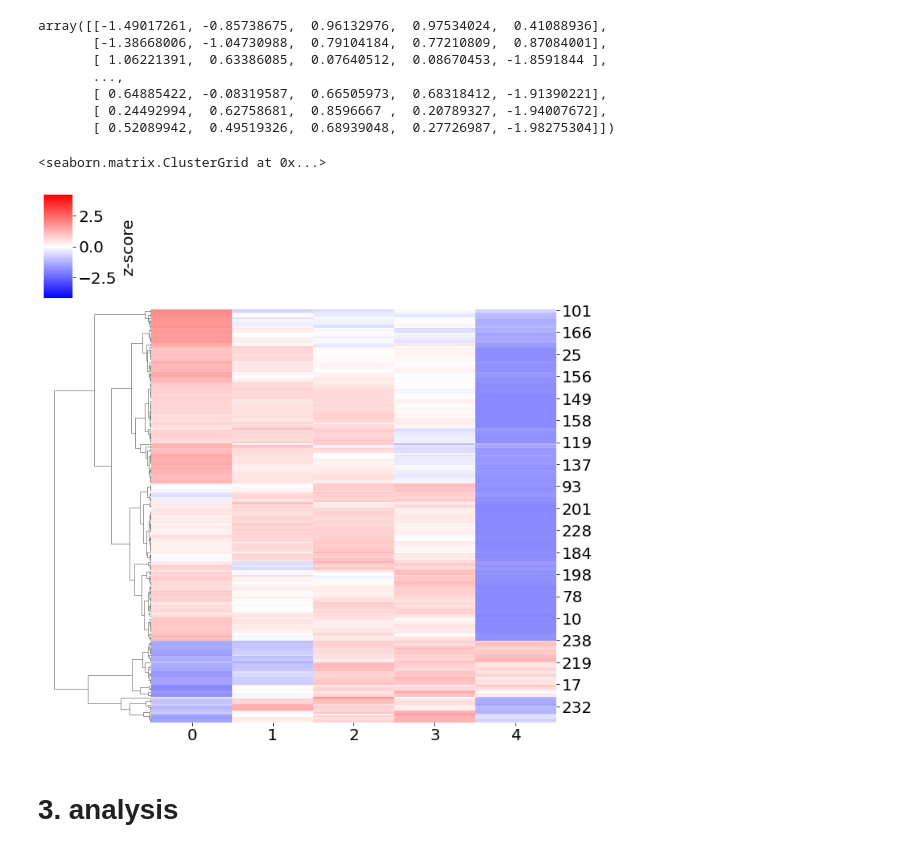
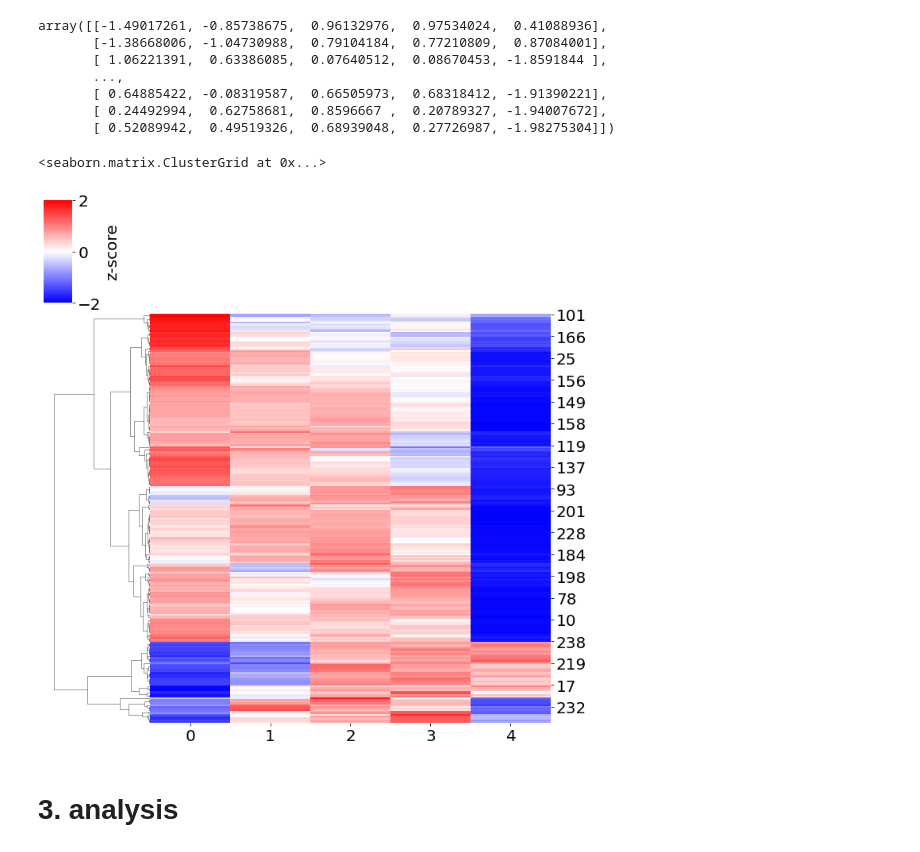
Before and after one commit to adelomana/healing, a Jupyter notebook: clustering_biomarkers_full.ipynb, the cells around one changed output. Drawn from its saved outputs; the diff is of its cells as text; code cells hidden in the pictures.

Commit message:
preliminary version partial burn figure

```diff
--- a/clustering_biomarkers_v002.ipynb
+++ b/clustering_biomarkers_full.ipynb
@@ -121,10 +121,10 @@ array([[-1.49017261, -0.85738675,  0.96132976,  0.97534024,  0.41088936],
        [ 0.24492994,  0.62758681,  0.8596667 ,  0.20789327, -1.94007672],
        [ 0.52089942,  0.49519326,  0.68939048,  0.27726987, -1.98275304]])
 # %%
-seaborn.clustermap(x, cmap='bwr', vmin=-4.25, vmax=4.25, col_cluster=False, method=linkage_method, metric=distance_metric,  cbar_kws={'label':'z-score'})
+seaborn.clustermap(x, cmap='bwr', vmin=-2, vmax=2, col_cluster=False, method=linkage_method, metric=distance_metric,  cbar_kws={'label':'z-score'})
 # %% [output]
 <seaborn.matrix.ClusterGrid at 0x...>
-[figure, old version]
+[figure, new version]
 # %% [markdown]
 # 3. analysis
 # %%
```
Also changed, not shown: parts of 2 cells of this notebook, 1 other file.
